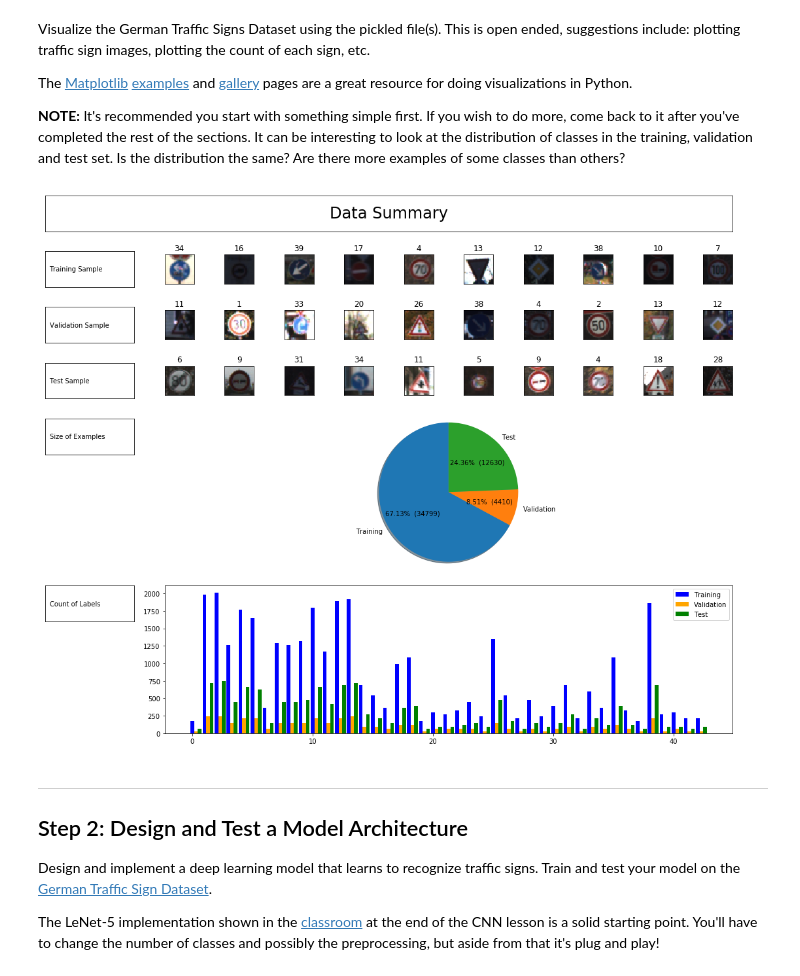
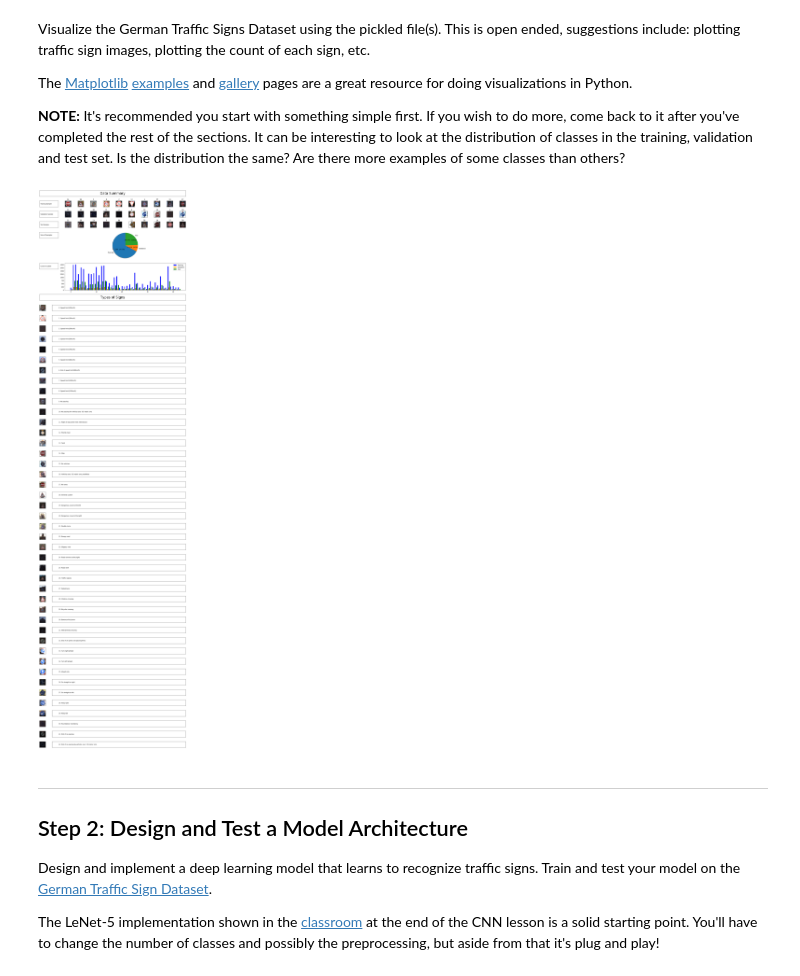
Before and after one commit to egar-garcia/CarND-Traffic-Sign-Classifier-Project, a Jupyter notebook: Traffic_Sign_Classifier.ipynb, the cells around one changed output. Cells and saved outputs as stored; diff of their text form; code cells hidden in the pictures.

```diff
--- a/Traffic_Sign_Classifier.ipynb
+++ b/Traffic_Sign_Classifier.ipynb
@@ -140,6 +140,7 @@ The [Matplotlib](http://matplotlib.org/) [examples](http://matplotlib.org/exampl
 ### Feel free to use as many code cells as needed.
 import random
 import numpy as np
+import csv
 from collections import Counter
 import matplotlib.pyplot as plt
 import matplotlib.gridspec as gridspec
@@ -148,6 +149,22 @@ import matplotlib.gridspec as gridspec
 
 example_names = ('Training', 'Validation', 'Test')
 example_sizes = (n_train, n_validation, n_test)
+
+def getNumberOfLabels(labels, no_classes):
+    data = [0] * no_classes
+    for k, v in Counter(labels).items():
+        data[k] = v
+    return data
+
+def classifyImagesBylabel(images, labels):
+    result = {}
+    for i in range(len(labels)):
+        label = labels[i]
+        image = images[i]
+        if label not in result:
+            result[label] = []
+        result[label].append(image)
+    return result
 
 def setTitleInGrid(grid_section, text, font_size):
     ax = plt.subplot(grid_section)
@@ -161,12 +178,13 @@ def setTextInGrid(grid_section, text, font_size):
     plt.yticks(())
     plt.text(0.05, 0.5, text, ha='left', va='center', size=font_size, alpha=1.0)
 
-def setImageInGrid(grid_section, img, label):
+def setImageInGrid(grid_section, img, label=None):
     ax = plt.subplot(grid_section)
     plt.xticks(())
     plt.yticks(())
     ax.imshow(img)
-    ax.set_title(label)
+    if label is not None:
+        ax.set_title(label)
 
 def setRandomImagesInGrid(grid_spec, row, from_col, images, labels, no_images):
     radom_indices = random.sample(range(len(images)), no_images)
@@ -192,43 +210,52 @@ def setExampleSizesPieInGrid(grid_section):
            shadow=True, startangle=90)
     ax.axis('equal')
 
-def getNumberOfLabels(labels, no_classes):
-    data = [0] * no_classes
-    for k, v in Counter(labels).items():
-        data[k] = v
-    return data
-
 def setLabelsCountInGrid(grid_section):
     ax = plt.subplot(grid_section)
     width = 0.3
     labels = np.arange(0, n_classes, 1)
     rects1 = ax.bar(labels, getNumberOfLabels(y_train, n_classes), width, color='blue')
     rects2 = ax.bar(labels + width, getNumberOfLabels(y_valid, n_classes), width, color='orange')
     rects3 = ax.bar(labels + 2 * width, getNumberOfLabels(y_test, n_classes), width, color='green')
     ax.legend((rects1[0], rects2[0], rects3[0]), example_names)
 
-plt.figure(figsize=(15, 12))
-grid_spec = gridspec.GridSpec(10, 12)
+plt.figure(figsize=(15, 12 + 1 + n_classes))
+grid_spec = gridspec.GridSpec(10 +  1 + n_classes, 12)
 setTitleInGrid(grid_spec[0, :], 'Data Summary', 24)
 # Drawing random example images
 setTextInGrid(grid_spec[1, 0:2], example_names[0] + ' Sample', 10)
 setRandomImagesInGrid(grid_spec, 1, 2, X_train, y_train, 10)
 setTextInGrid(grid_spec[2, 0:2], example_names[1] + ' Sample', 10)
 setRandomImagesInGrid(grid_spec, 2, 2, X_valid, y_valid, 10)
 setTextInGrid(grid_spec[3, 0:2], example_names[2] + ' Sample', 10)
 setRandomImagesInGrid(grid_spec, 3, 2, X_test, y_test, 10)
 # Drawing pie chart with the sizes of the examples
 setTextInGrid(grid_spec[4, 0:2], "Size of Examples", 10)
 setExampleSizesPieInGrid(grid_spec[4:7, 2:]);
 # Drawing bar graph with the count of labels
 setTextInGrid(grid_spec[7, 0:2], "Count of Labels", 10)
 setLabelsCountInGrid(grid_spec[7:10, 2:])
 
+# Drawing the types of images
+setTitleInGrid(grid_spec[10, :], 'Types of Signs', 24)
+images_by_label = classifyImagesBylabel(X_valid, y_valid)
+with open('signnames.csv', 'rt') as csvfile:
+    reader = csv.DictReader(csvfile)
+    row_idx = 10 + 1
+    img_type_idx = 0
+    for row in reader:
+        rand_idx = random.randrange(len(images_by_label[img_type_idx]))
+        setImageInGrid(grid_spec[row_idx, 0], images_by_label[img_type_idx][rand_idx])
+        setTextInGrid(grid_spec[row_idx, 1:], row['ClassId'] + '. ' + row['SignName'], 10)
+        row_idx += 1
+        img_type_idx += 1
+
+
 plt.tight_layout()
 plt.savefig('data_summary.png')
 plt.show()
 # %% [output]
-[figure, old version]
+[figure, new version]
 # %% [markdown]
 ----
 
```
Also changed, not shown: parts of 17 cells of this notebook.
